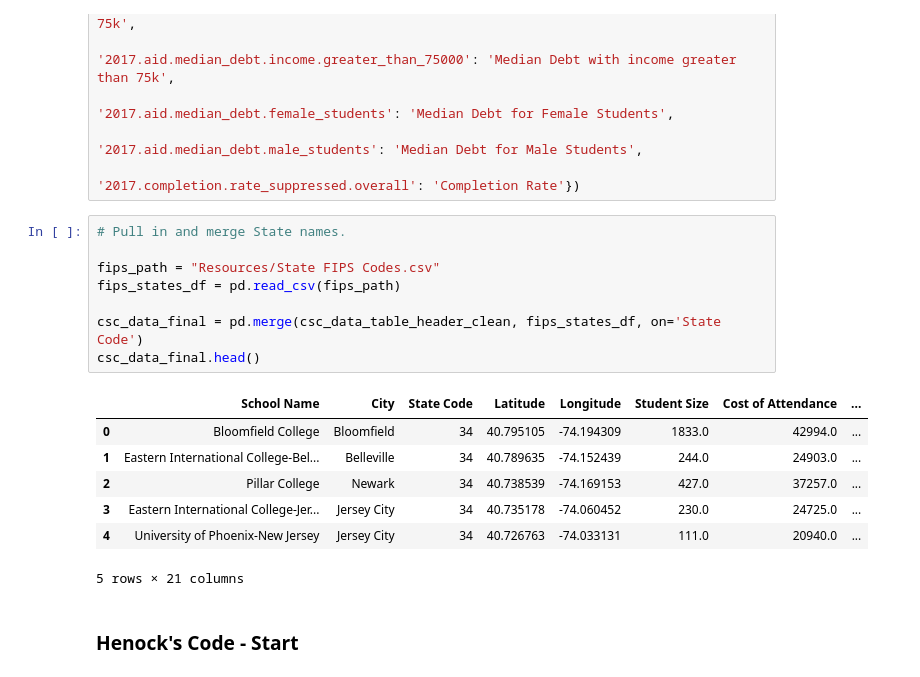
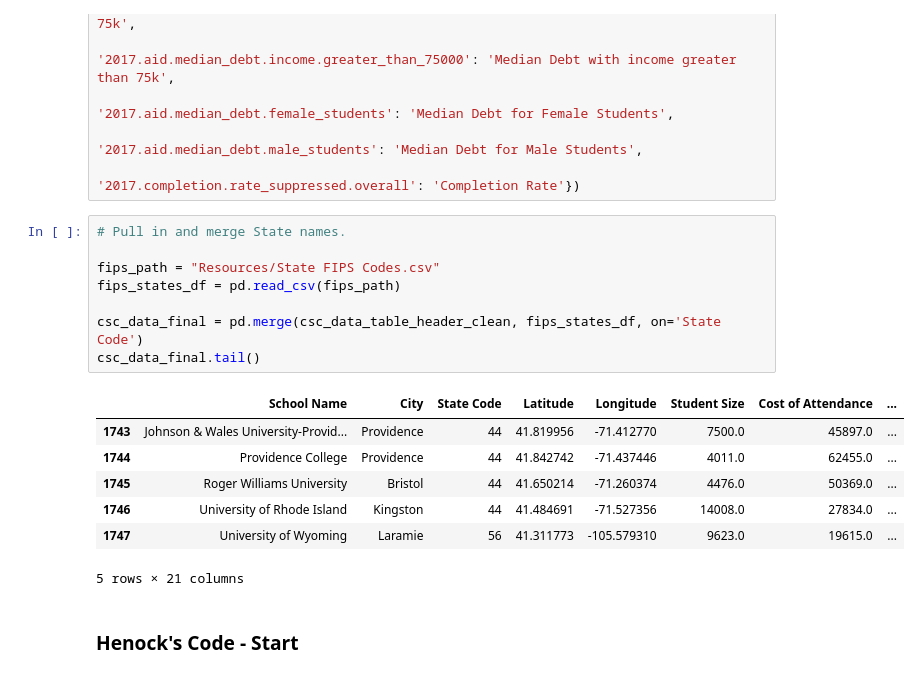
Before and after one commit to hyacob-89/project_one, a Jupyter notebook: project_one_nb.ipynb, the cells around one changed output. Saved outputs shown, nothing was run; the diff lists cells and outputs as text.

```diff
--- a/project_one_nb.ipynb
+++ b/project_one_nb.ipynb
@@ -75,18 +75,18 @@ csc_data_table_header_clean = csc_data_table_pull.rename(columns = {'school.name
 # %%
 # Pull in and merge State names.
 
 fips_path = "Resources/State FIPS Codes.csv"
 fips_states_df = pd.read_csv(fips_path)
 
 csc_data_final = pd.merge(csc_data_table_header_clean, fips_states_df, on='State Code')
-csc_data_final.head()
+csc_data_final.tail()
 # %% [output]
 |  | School Name | City | State Code | Latitude | Longitude | Student Size | Cost of Attendance | ... |
-| 0 | Bloomfield College | Bloomfield | 34 | 40.795105 | -74.194309 | 1833.0 | 42994.0 | ... |
-| 1 | Eastern International College-Bel... | Belleville | 34 | 40.789635 | -74.152439 | 244.0 | 24903.0 | ... |
-| 2 | Pillar College | Newark | 34 | 40.738539 | -74.169153 | 427.0 | 37257.0 | ... |
-| 3 | Eastern International College-Jer... | Jersey City | 34 | 40.735178 | -74.060452 | 230.0 | 24725.0 | ... |
-| 4 | University of Phoenix-New Jersey | Jersey City | 34 | 40.726763 | -74.033131 | 111.0 | 20940.0 | ... |
+| 1743 | Johnson & Wales University-Provid... | Providence | 44 | 41.819956 | -71.412770 | 7500.0 | 45897.0 | ... |
+| 1744 | Providence College | Providence | 44 | 41.842742 | -71.437446 | 4011.0 | 62455.0 | ... |
+| 1745 | Roger Williams University | Bristol | 44 | 41.650214 | -71.260374 | 4476.0 | 50369.0 | ... |
+| 1746 | University of Rhode Island | Kingston | 44 | 41.484691 | -71.527356 | 14008.0 | 27834.0 | ... |
+| 1747 | University of Wyoming | Laramie | 56 | 41.311773 | -105.579310 | 9623.0 | 19615.0 | ... |
 5 rows × 21 columns
 # %% [markdown]
 ### Henock's Code - Start
```
Also changed, not shown: parts of 22 cells of this notebook, 9 other files.
